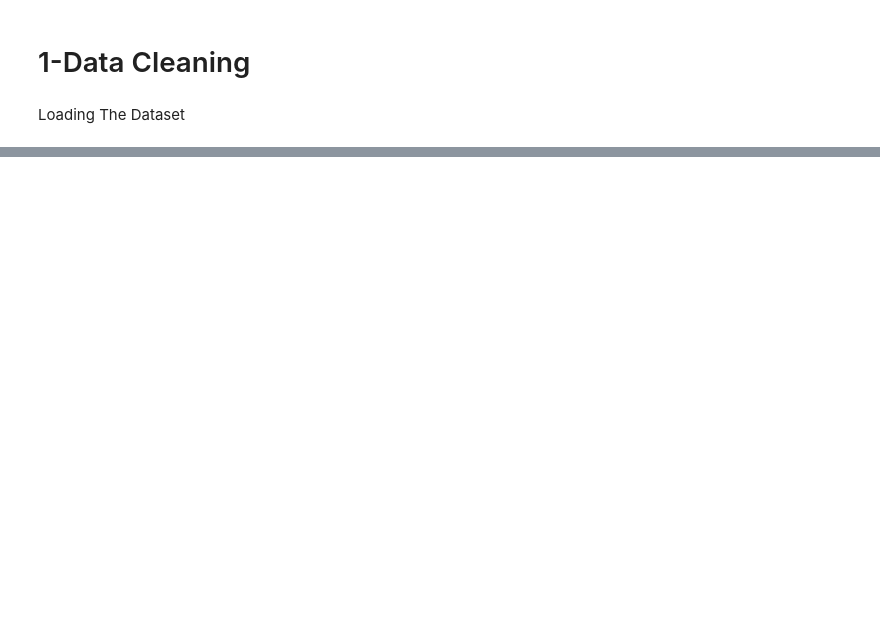
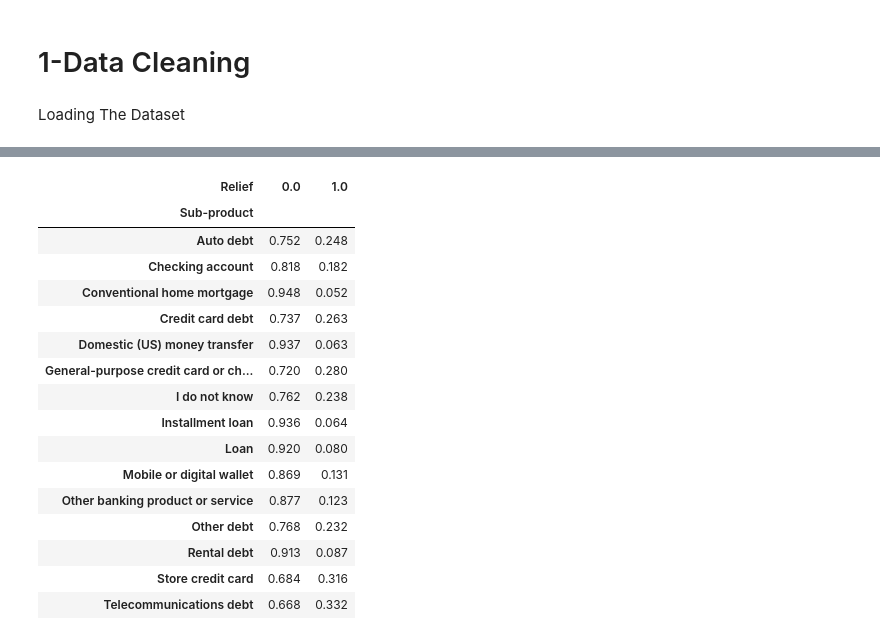
Before and after one commit to kya6/Cinsight, a Jupyter notebook: Cinsight.ipynb, the cells around one changed output, grey strips where cells are left out. Drawn from its saved outputs; the diff is of its cells as text; code cells hidden in the pictures; blank space fills up the shorter version.

```diff
--- a/Cinsight.ipynb
+++ b/Cinsight.ipynb
@@ -221,0 +387,5 @@ Updated dataset shape: (81886, 13)
+# %%
+# Remove Complaint ID because it is only a unique identifier
+df = df.drop(columns=["Complaint ID"])
+
+print(df.shape)
@@ -221,0 +865,6 @@ Updated dataset shape: (81886, 13)
+# %%
+# Extract the month from the complaint received date as a new feature
+
+df["Received Month"] = df["Date received"].dt.month
+
+display(df[["Date received", "Received Month"]].head())
@@ -221,0 +878,6 @@ Updated dataset shape: (81886, 13)
+# %%
+# Extract the day of the week from the complaint received date
+
+df["Received Day of Week"] = df["Date received"].dt.day_name()
+
+display(df[["Date received", "Received Day of Week"]].head())
@@ -221,0 +951,30 @@ Updated dataset shape: (81886, 13)
+# %%
+# Check Relief rates for the most common Sub-product categories
+
+top_subproducts = df["Sub-product"].value_counts().head(15).index
+
+subproduct_relief = pd.crosstab(
+    df.loc[df["Sub-product"].isin(top_subproducts), "Sub-product"],
+    df.loc[df["Sub-product"].isin(top_subproducts), "Relief"],
+    normalize="index"
+).round(3)
+
+display(subproduct_relief)
+# %% [output]
+| Relief | 0.0 | 1.0 |
+| Sub-product |  |  |
+| Auto debt | 0.752 | 0.248 |
+| Checking account | 0.818 | 0.182 |
+| Conventional home mortgage | 0.948 | 0.052 |
+| Credit card debt | 0.737 | 0.263 |
+| Domestic (US) money transfer | 0.937 | 0.063 |
+| General-purpose credit card or ch... | 0.720 | 0.280 |
+| I do not know | 0.762 | 0.238 |
+| Installment loan | 0.936 | 0.064 |
+| Loan | 0.920 | 0.080 |
+| Mobile or digital wallet | 0.869 | 0.131 |
+| Other banking product or service | 0.877 | 0.123 |
+| Other debt | 0.768 | 0.232 |
+| Rental debt | 0.913 | 0.087 |
+| Store credit card | 0.684 | 0.316 |
+| Telecommunications debt | 0.668 | 0.332 |
```
Also changed, not shown: parts of 144 cells of this notebook.
